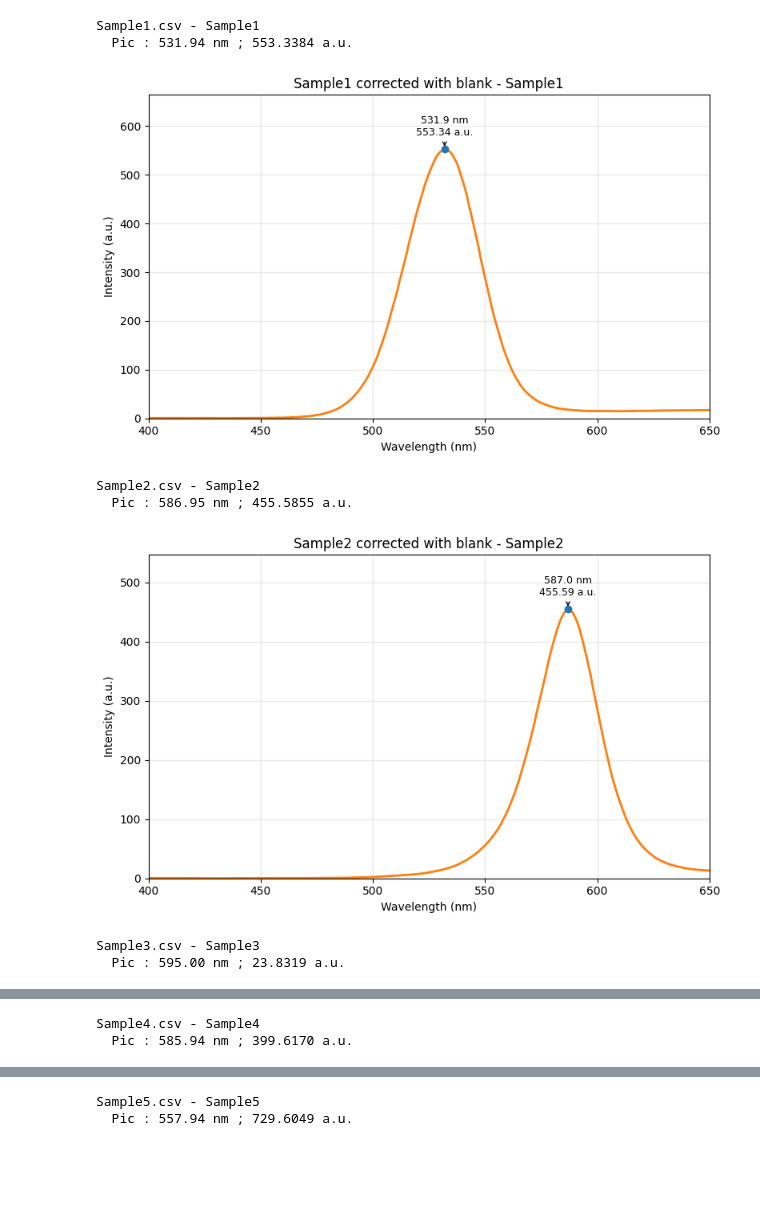
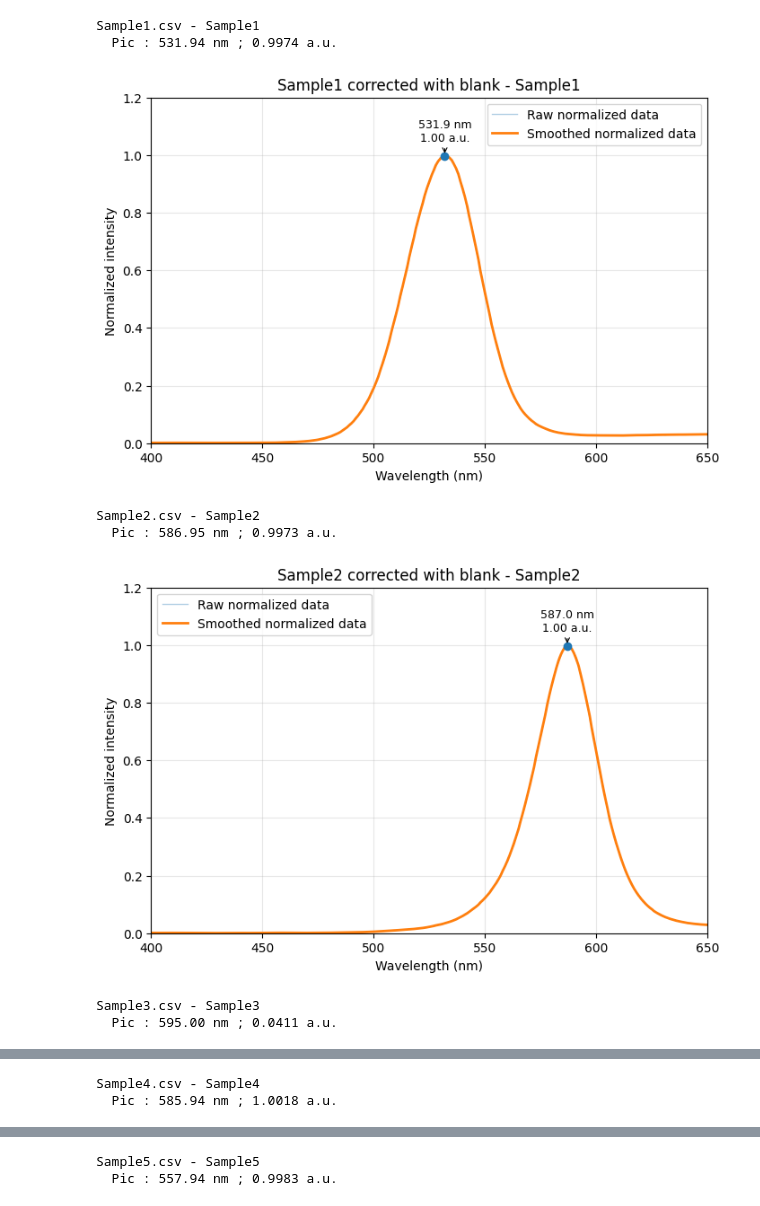
Before and after one commit to JacquesGrandjean/physical-experimental-code, a Jupyter notebook: CdSe/Fluorescence.ipynb, the cells around one changed output, grey strips where cells are left out. Cells and saved outputs as stored; diff of their text form; code cells hidden in the pictures; blank space fills up the shorter version.

Commit message:
normalisation graphes fluo

```diff
--- a/CdSe/Fluorescence.ipynb
+++ b/CdSe/Fluorescence.ipynb
@@ -105,11 +105,16 @@ def traiter_fichier(fichier, dossier_sortie):
             y_plot = y - y_blank_interp
             titre = f"{nom} corrected with blank"
 
+        # Normalisation entre 0 et 1
+        y_norm = y_plot / np.max(y_plot)
+
+        # Lissage du signal normalisé
+        y_smooth = savgol_filter(y_norm, window_length=11, polyorder=3)
+
         fig, ax = plt.subplots(figsize=(8, 5))
-        y_smooth = savgol_filter(y_plot, window_length=11, polyorder=3)
 
-        ax.plot(x, y_plot, linewidth=1, alpha=0.35, label="Raw data")
-        ax.plot(x, y_smooth, linewidth=2, label="Smoothed data")
+        ax.plot(x, y_norm, linewidth=1, alpha=0.35, label="Raw normalized data")
+        ax.plot(x, y_smooth, linewidth=2, label="Smoothed normalized data")
 
         pics = []
 
@@ -143,7 +148,7 @@ def traiter_fichier(fichier, dossier_sortie):
             pics = annoter_pics(
                 ax,
                 x,
-                y_plot,
+                y_smooth,
                 nombre_max_pics=NOMBRE_MAX_PICS,
                 prominence=PROMINENCE,
                 distance=DISTANCE,
@@ -151,16 +156,11 @@ def traiter_fichier(fichier, dossier_sortie):
 
         ax.set_title(f"{titre} - {fichier.stem}")
         ax.set_xlabel("Wavelength (nm)")
-        ax.set_ylabel("Intensity (a.u.)")
+        ax.set_ylabel("Normalized intensity")
         ax.set_xlim(400, 650)
-        if "sample3" in nom.lower():
-            ax.set_ylim(0, 40)
-            ax.legend()
-            ax.grid(True, alpha=0.3)
-        else:
-            ax.set_ylim(0, np.max(y_plot) * 1.2)
-            ax.grid(True, alpha=0.3)
-        fig.tight_layout()
+        ax.set_ylim(0, 1.2)
+        ax.legend()
+        ax.grid(True, alpha=0.3)
 
         nom_sortie = dossier_sortie / f"{fichier.stem}_{nom}_peaks.png"
         fig.savefig(nom_sortie, dpi=300)
@@ -169,37 +169,37 @@ def traiter_fichier(fichier, dossier_sortie):
         if pics:
             for longueur_onde, intensite in pics:
                 print(f"  Pic : {longueur_onde:.2f} nm ; {intensite:.4f} a.u.")
         else:
             print("  Aucun pic détecté.")
 
         if AFFICHER:
             plt.show()
         else:
             plt.close(fig)
 
 
 def main():
     dossier_csv = Path(DOSSIER_CSV)
     dossier_sortie = Path(DOSSIER_SORTIE)
     dossier_sortie.mkdir(exist_ok=True)
 
     fichiers = sorted(dossier_csv.glob("*.csv"))
 
     if not fichiers:
         raise FileNotFoundError(f"Aucun fichier CSV trouvé dans : {dossier_csv.resolve()}")
 
     for fichier in fichiers:
         traiter_fichier(fichier, dossier_sortie)
 
 
 if __name__ == "__main__":
     main()
 # %% [output]
 Sample1.csv - Sample1
-  Pic : 531.94 nm ; 553.3384 a.u.
+  Pic : 531.94 nm ; 0.9974 a.u.
-[figure, old version]
+[figure, new version]
 Sample2.csv - Sample2
-  Pic : 586.95 nm ; 455.5855 a.u.
+  Pic : 586.95 nm ; 0.9973 a.u.
-[figure, old version]
+[figure, new version]
 Sample3.csv - Sample3
-  Pic : 595.00 nm ; 23.8319 a.u.
+  Pic : 595.00 nm ; 0.0411 a.u.
@@ -207,2 +207,2 @@ Sample3.csv - Sample3
 Sample4.csv - Sample4
-  Pic : 585.94 nm ; 399.6170 a.u.
+  Pic : 585.94 nm ; 1.0018 a.u.
@@ -210,2 +210,2 @@ Sample4.csv - Sample4
 Sample5.csv - Sample5
-  Pic : 557.94 nm ; 729.6049 a.u.
+  Pic : 557.94 nm ; 0.9983 a.u.
```
Also changed, not shown: parts of 1 cell of this notebook, 5 other files.
